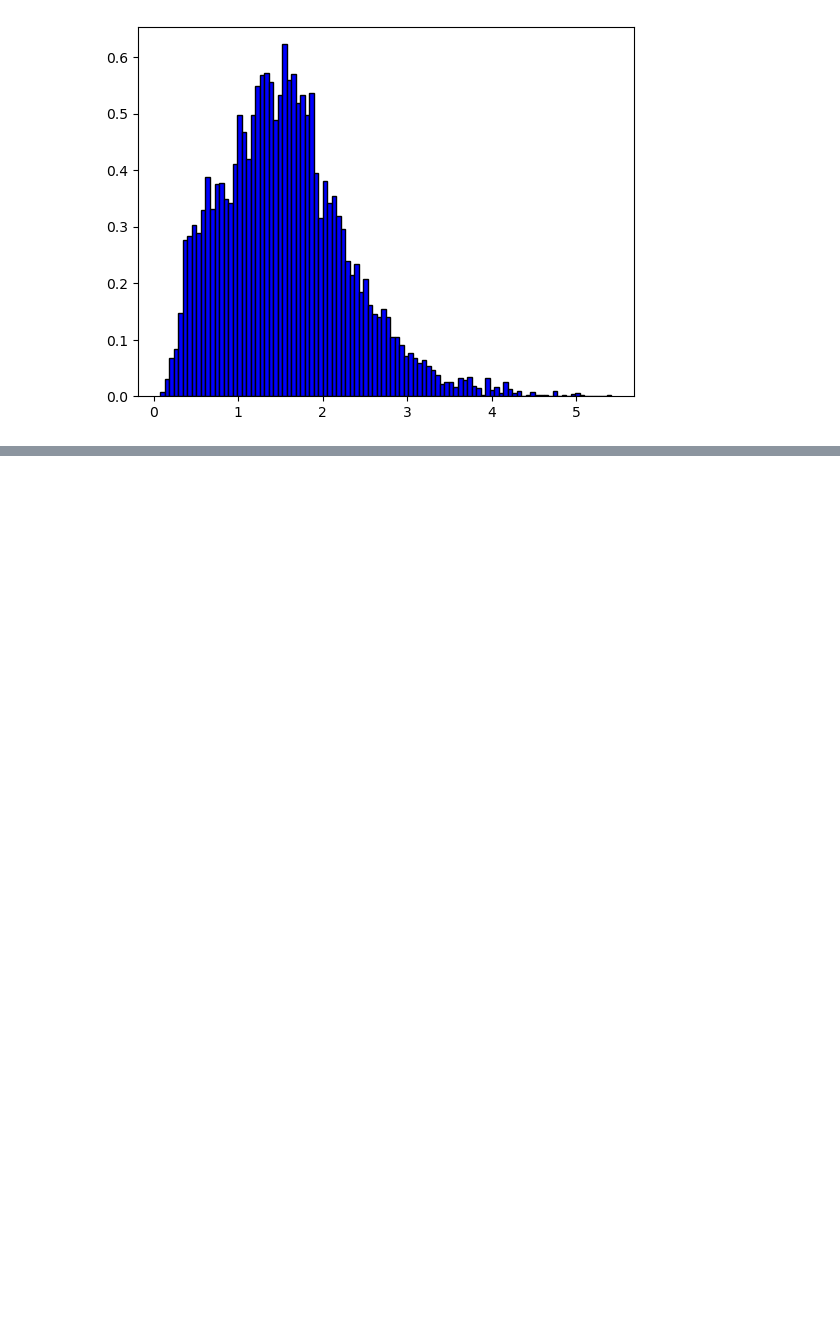
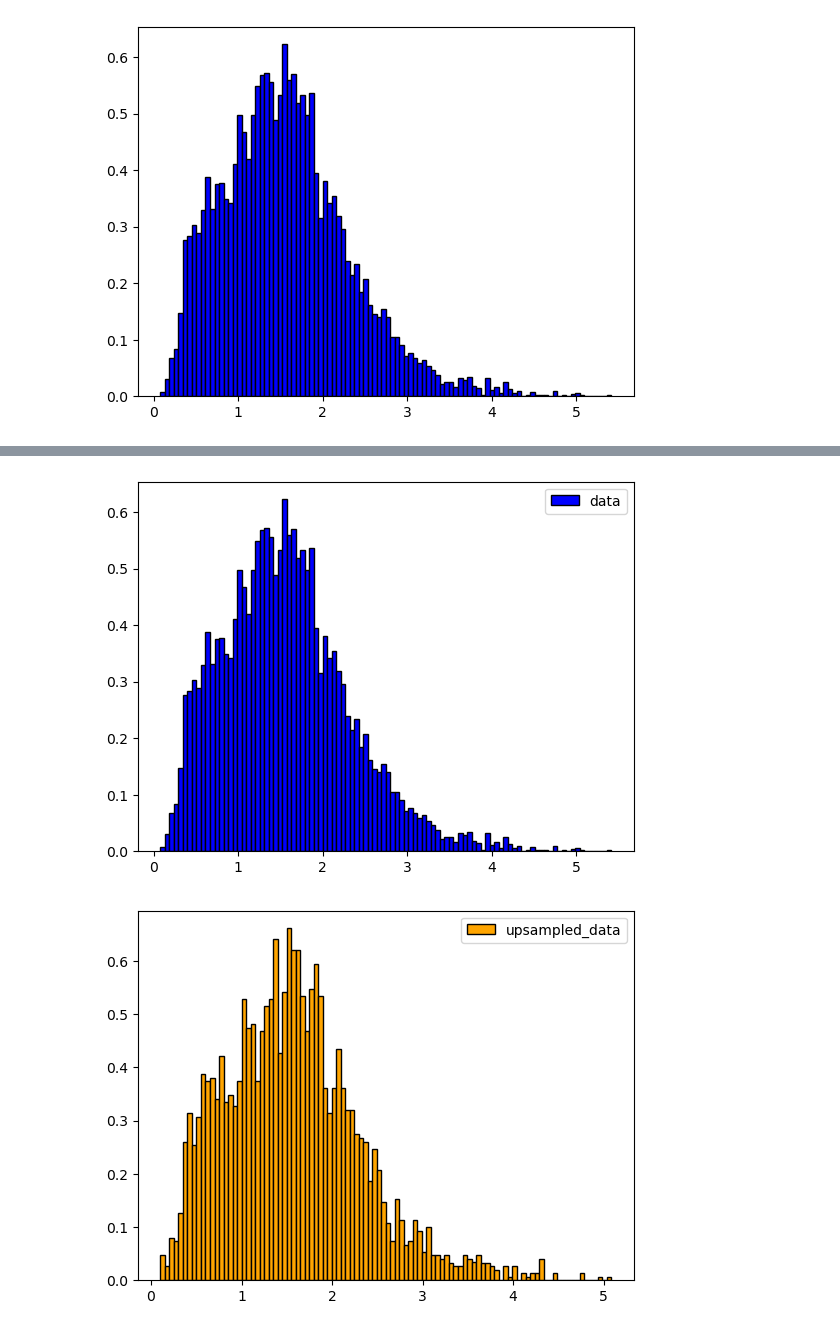
Before and after one commit to EmanuelaMenditto/astrostatistics_bicocca_2025, a Jupyter notebook: working/Menditto_Sampling.ipynb, the cells around one changed output, grey strips where cells are left out. Cells and saved outputs as stored; diff of their text form; code cells hidden in the pictures; blank space fills up the shorter version.

```diff
--- a/working/Menditto_Sampling.ipynb
+++ b/working/Menditto_Sampling.ipynb
@@ -47,0 +48,23 @@ plt.legend()
+# %%
+from scipy.interpolate import interp1d
+CDF = np.cumsum(entries)/np.sum(entries)
+bin_centers = (raw_bin_edges[:-1] + raw_bin_edges[1:])/2
+inverse_CDF = interp1d(CDF, bin_centers)
+P = np.random.uniform(np.min(CDF), np.max(CDF), 10000)
+z_inverse = inverse_CDF(P)
+# %%
+plt.hist(z, bins=100, color='blue', edgecolor='black', label='data', density=True)
+plt.legend()
+plt.show()
+plt.close()
+plt.hist(sel_z, bins=100, color='orange', edgecolor='black', label='upsampled_data', density=True)
+plt.legend()
+plt.show()
+plt.close()
+plt.hist(z_inverse, bins=100, color='green', edgecolor='black', label='upsampled_CDF_data', density=True)
+plt.legend()
+plt.show()
+plt.close()
+# %% [output]
+[figure, added]
+[figure, added]
```
Also changed, not shown: parts of 5 cells of this notebook.
